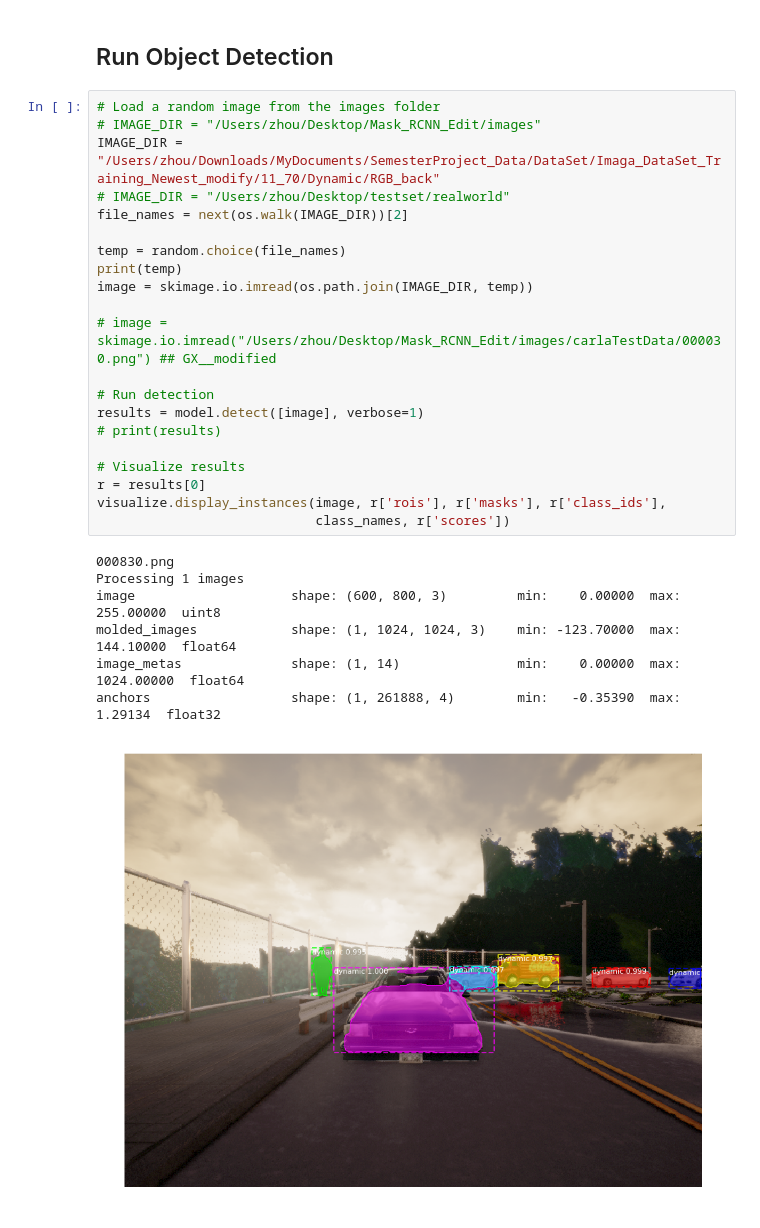
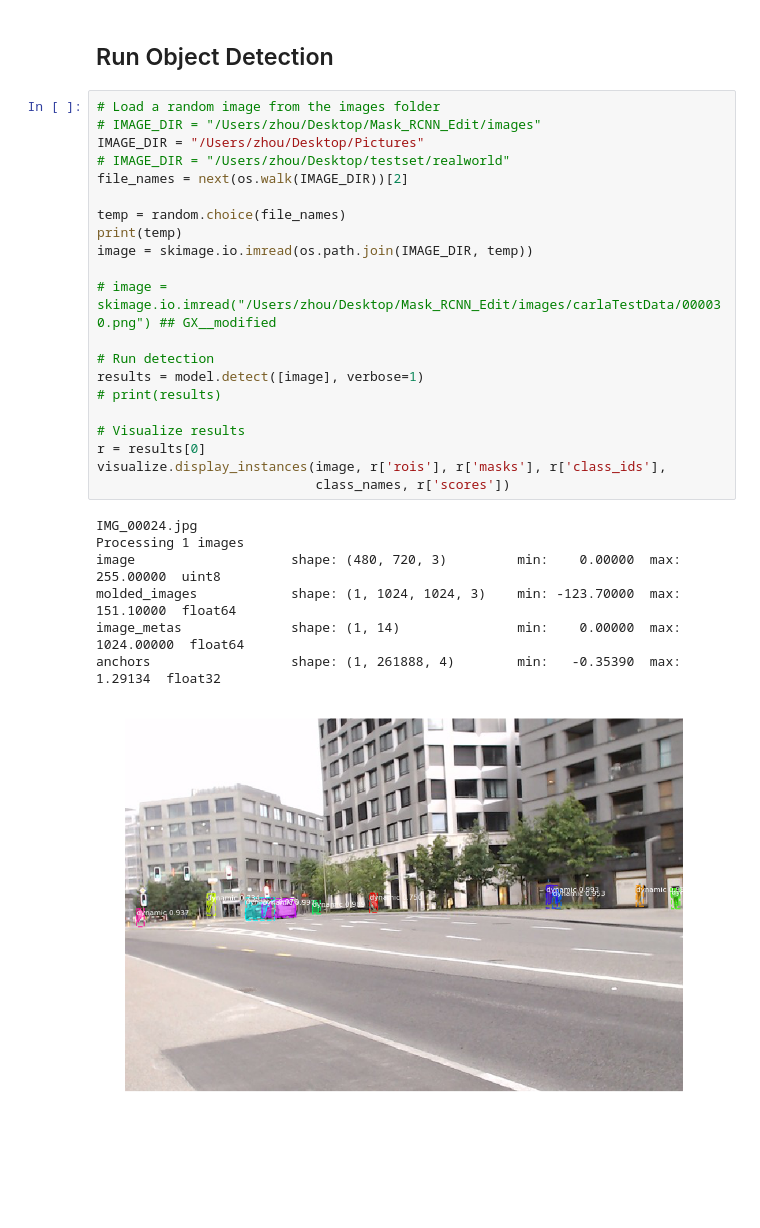
Before and after one commit to zgxsin/semester-project, a Jupyter notebook: samples/demo.ipynb, the cells around one changed output. Saved outputs shown, nothing was run; the diff lists cells and outputs as text; blank space fills up the shorter version.

```diff
--- a/samples/demo.ipynb
+++ b/samples/demo.ipynb
@@ -110,29 +111,29 @@ class_names = ['static', 'dynamic']
 # %%
 # Load a random image from the images folder
 # IMAGE_DIR = "/Users/zhou/Desktop/Mask_RCNN_Edit/images"
-IMAGE_DIR = "/Users/zhou/Downloads/MyDocuments/SemesterProject_Data/DataSet/Imaga_DataSet_Training_Newest_modify/11_70/Dynamic/RGB_back"
+IMAGE_DIR = "/Users/zhou/Desktop/Pictures"
 # IMAGE_DIR = "/Users/zhou/Desktop/testset/realworld"
 file_names = next(os.walk(IMAGE_DIR))[2]
 
 temp = random.choice(file_names)
 print(temp)
 image = skimage.io.imread(os.path.join(IMAGE_DIR, temp))
 
 # image = skimage.io.imread("/Users/zhou/Desktop/Mask_RCNN_Edit/images/carlaTestData/000030.png") ## GX__modified
 
 # Run detection
 results = model.detect([image], verbose=1)
 # print(results)
 
 # Visualize results
 r = results[0]
 visualize.display_instances(image, r['rois'], r['masks'], r['class_ids'],
                             class_names, r['scores'])
 # %% [output]
-000830.png
+IMG_00024.jpg
 Processing 1 images
-image                    shape: (600, 800, 3)         min:    0.00000  max:  255.00000  uint8
-molded_images            shape: (1, 1024, 1024, 3)    min: -123.70000  max:  144.10000  float64
+image                    shape: (480, 720, 3)         min:    0.00000  max:  255.00000  uint8
+molded_images            shape: (1, 1024, 1024, 3)    min: -123.70000  max:  151.10000  float64
 image_metas              shape: (1, 14)               min:    0.00000  max: 1024.00000  float64
 anchors                  shape: (1, 261888, 4)        min:   -0.35390  max:    1.29134  float32
-[figure, old version]
+[figure, new version]
```
Also changed, not shown: parts of 1 cell of this notebook, 2 other files.
